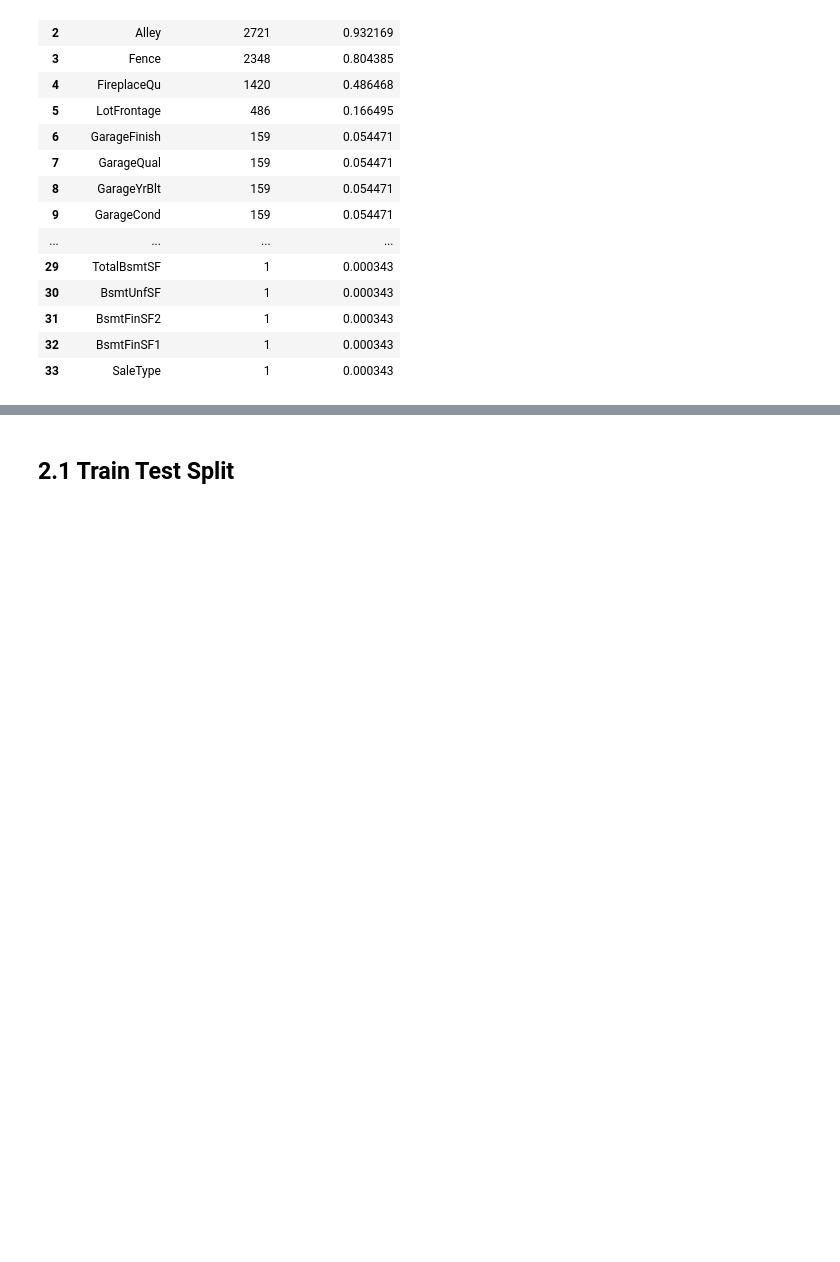
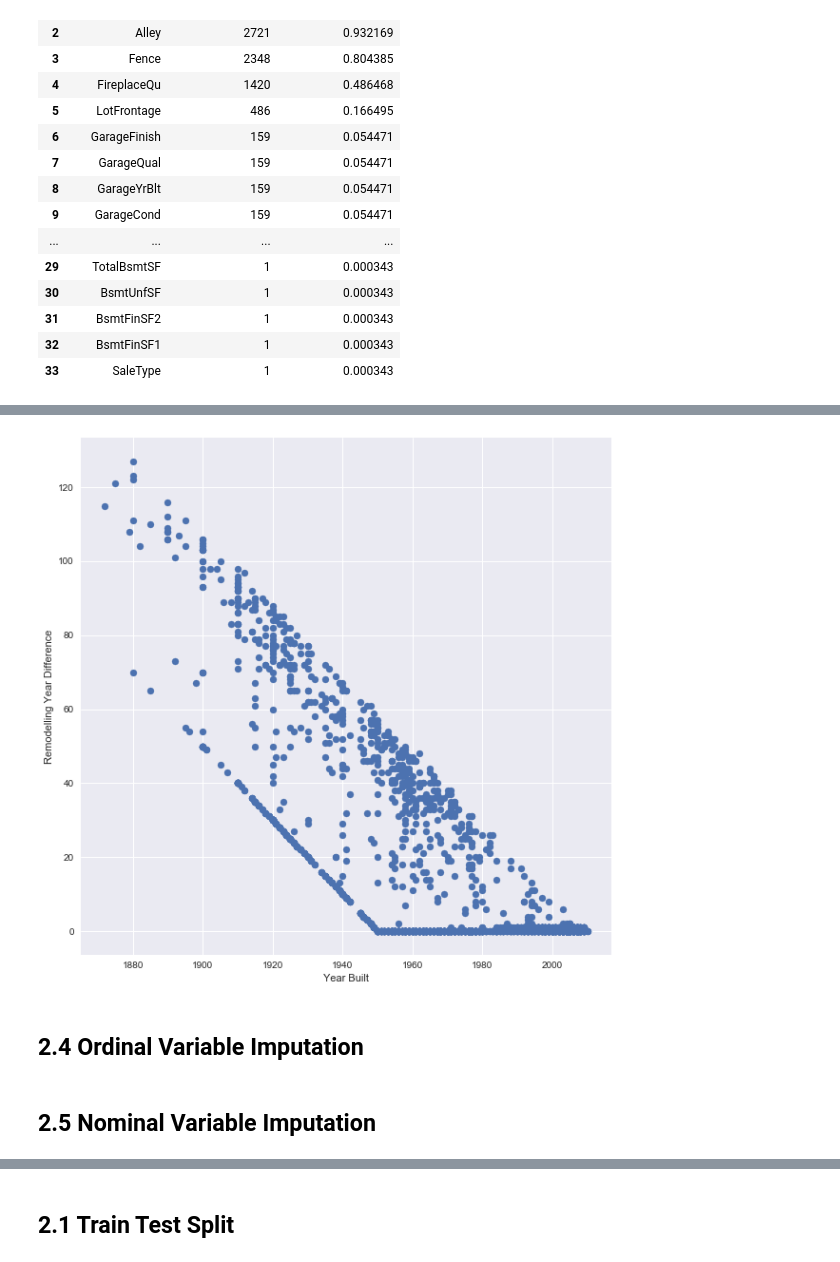
Before and after one commit to reflexiveprophecy/Kaggle_Predict_Ames_Iowa_Housing_Prices, a Jupyter notebook: Wenchang_Qian_Kaggle_Ames_Iowa_Housing_Price_Prediction.ipynb, the cells around one changed output, grey strips where cells are left out. Cells and saved outputs as stored; diff of their text form; code cells hidden in the pictures; blank space fills up the shorter version.

```diff
--- a/Wenchang_Qian_Kaggle_Ames_Iowa_Housing_Price_Prediction.ipynb
+++ b/Wenchang_Qian_Kaggle_Ames_Iowa_Housing_Price_Prediction.ipynb
@@ -242,0 +241,8 @@ sns.heatmap(corr, mask=mask, cmap=cmap, vmax=1, vmin = 0, center=0,
+# %%
+#create a column to check if the remodeled year is equal to year built
+totalhousing['IsRemod'] = np.where(totalhousing['YearRemodAdd'] == totalhousing['YearBuilt'], 0, 1)
+# %%
+#create a column to store the year difference between every remodelling year and year built
+totalhousing['RemodYearDiff'] = totalhousing['YearRemodAdd'] - totalhousing['YearBuilt']
+totalhousing['RemodYearDiff'] = np.where(totalhousing['RemodYearDiff'] < 0, 0, totalhousing['RemodYearDiff'])
+pd.unique(totalhousing['RemodYearDiff'])
@@ -242,0 +259,10 @@ sns.heatmap(corr, mask=mask, cmap=cmap, vmax=1, vmin = 0, center=0,
+# %%
+#Visualize year remodeling imputation
+plt.scatter(totalhousing['YearBuilt'], totalhousing['RemodYearDiff'])
+plt.xlabel('Year Built')
+plt.ylabel('Remodelling Year Difference')
+matplotlib.rcParams['figure.figsize'] = (10, 10)
+# %% [output]
+[figure, added]
+# %% [markdown]
+## 2.4 Ordinal Variable Imputation
@@ -242,0 +274,2 @@ sns.heatmap(corr, mask=mask, cmap=cmap, vmax=1, vmin = 0, center=0,
+# %% [markdown]
+## 2.5 Nominal Variable Imputation
```
Also changed, not shown: parts of 47 cells of this notebook.
